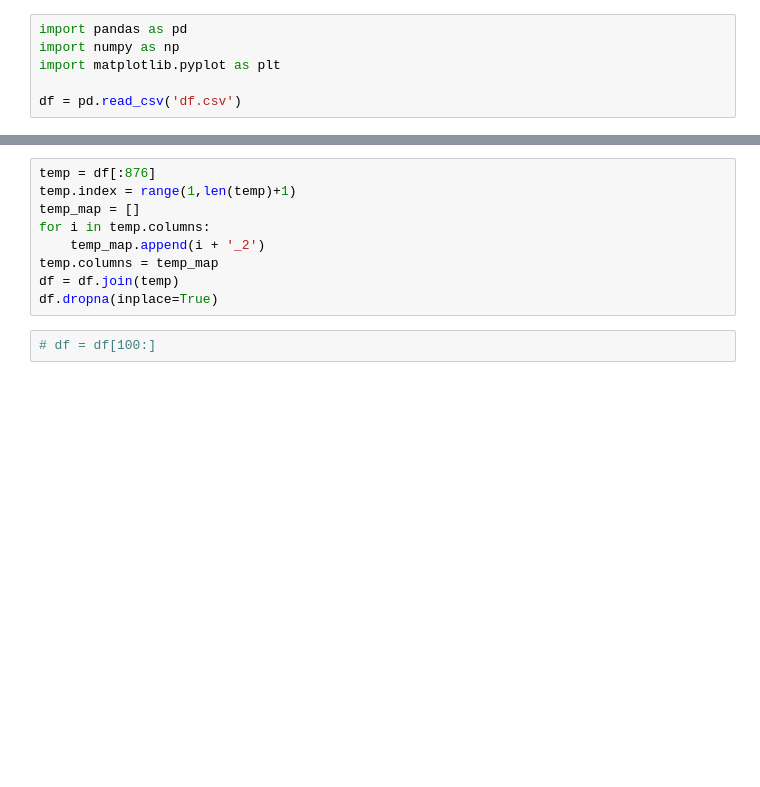
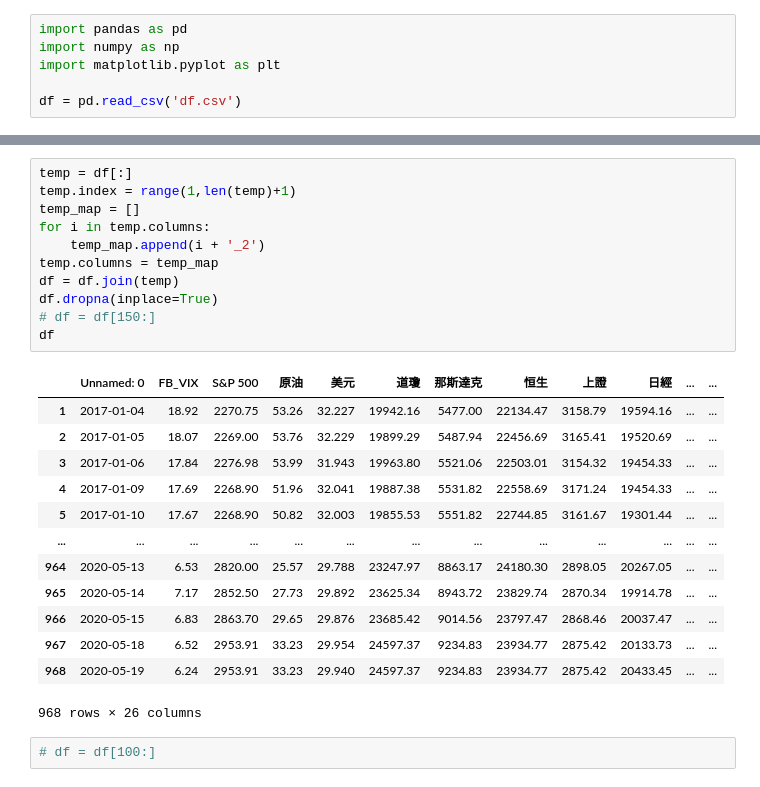
Before and after one commit to akishen74/00677_Predic, a Jupyter notebook: predict.ipynb, the cells around one changed output, grey strips where cells are left out. Cells and saved outputs as stored; diff of their text form; blank space fills up the shorter version.

```diff
--- a/predict.ipynb
+++ b/predict.ipynb
@@ -26,14 +26,30 @@ df
 | 968 | 2020-05-19 | 6.24 | 2953.91 | 33.23 | 29.940 | 24597.37 | 9234.83 | 23934.77 | 2875.42 | 20433.45 | 4766468.0 | ... |
 969 rows × 13 columns
 # %%
-temp = df[:876]
+temp = df[:]
 temp.index = range(1,len(temp)+1)
 temp_map = []
 for i in temp.columns:
     temp_map.append(i + '_2')
 temp.columns = temp_map
 df = df.join(temp)
 df.dropna(inplace=True)
+# df = df[150:]
+df
+# %% [output]
+|  | Unnamed: 0 | FB_VIX | S&P 500 | 原油 | 美元 | 道瓊 | 那斯達克 | 恒生 | 上證 | 日經 | ... | ... |
+| 1 | 2017-01-04 | 18.92 | 2270.75 | 53.26 | 32.227 | 19942.16 | 5477.00 | 22134.47 | 3158.79 | 19594.16 | ... | ... |
+| 2 | 2017-01-05 | 18.07 | 2269.00 | 53.76 | 32.229 | 19899.29 | 5487.94 | 22456.69 | 3165.41 | 19520.69 | ... | ... |
+| 3 | 2017-01-06 | 17.84 | 2276.98 | 53.99 | 31.943 | 19963.80 | 5521.06 | 22503.01 | 3154.32 | 19454.33 | ... | ... |
+| 4 | 2017-01-09 | 17.69 | 2268.90 | 51.96 | 32.041 | 19887.38 | 5531.82 | 22558.69 | 3171.24 | 19454.33 | ... | ... |
+| 5 | 2017-01-10 | 17.67 | 2268.90 | 50.82 | 32.003 | 19855.53 | 5551.82 | 22744.85 | 3161.67 | 19301.44 | ... | ... |
+| ... | ... | ... | ... | ... | ... | ... | ... | ... | ... | ... | ... | ... |
+| 964 | 2020-05-13 | 6.53 | 2820.00 | 25.57 | 29.788 | 23247.97 | 8863.17 | 24180.30 | 2898.05 | 20267.05 | ... | ... |
+| 965 | 2020-05-14 | 7.17 | 2852.50 | 27.73 | 29.892 | 23625.34 | 8943.72 | 23829.74 | 2870.34 | 19914.78 | ... | ... |
+| 966 | 2020-05-15 | 6.83 | 2863.70 | 29.65 | 29.876 | 23685.42 | 9014.56 | 23797.47 | 2868.46 | 20037.47 | ... | ... |
+| 967 | 2020-05-18 | 6.52 | 2953.91 | 33.23 | 29.954 | 24597.37 | 9234.83 | 23934.77 | 2875.42 | 20133.73 | ... | ... |
+| 968 | 2020-05-19 | 6.24 | 2953.91 | 33.23 | 29.940 | 24597.37 | 9234.83 | 23934.77 | 2875.42 | 20433.45 | ... | ... |
+968 rows × 26 columns
 # %%
 # df = df[100:]
 # %%
```
Also changed, not shown: parts of 13 cells of this notebook.
